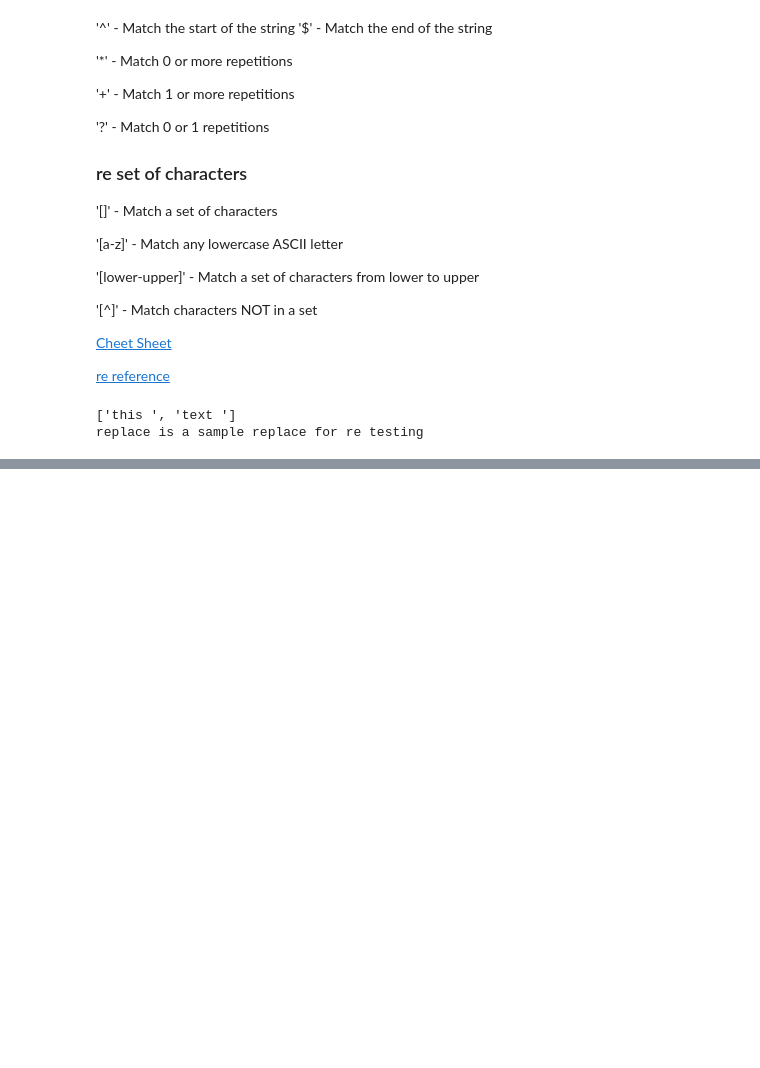
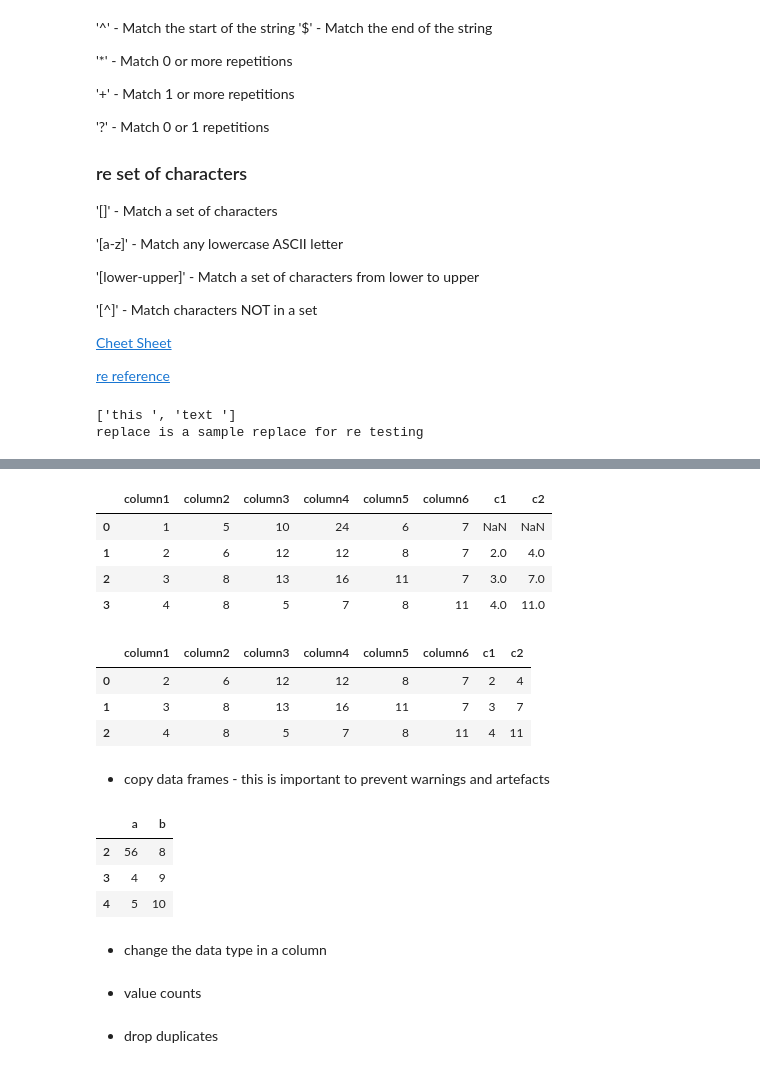
Before and after one commit to avkch/Python-for-beginners, a Jupyter notebook: Python for beginners.ipynb, the cells around one changed output, grey strips where cells are left out. Saved outputs shown, nothing was run; the diff lists cells and outputs as text; code cells hidden in the pictures; blank space fills up the shorter version.

```diff
--- a/Python for beginners.ipynb
+++ b/Python for beginners.ipynb
@@ -818,0 +1874,3 @@ Everything in Python is Object
+# %%
+df2 = pd.DataFrame({'c1':[2, 3, 4, 5], 'c2': [4, 7, 11, 3]})
+df2
@@ -818,0 +1883,37 @@ Everything in Python is Object
+# %%
+merged_df = df.merge(df2, left_on='column1', right_on='c1', how='left')
+merged_df
+# %% [output]
+|  | column1 | column2 | column3 | column4 | column5 | column6 | c1 | c2 |
+| 0 | 1 | 5 | 10 | 24 | 6 | 7 | NaN | NaN |
+| 1 | 2 | 6 | 12 | 12 | 8 | 7 | 2.0 | 4.0 |
+| 2 | 3 | 8 | 13 | 16 | 11 | 7 | 3.0 | 7.0 |
+| 3 | 4 | 8 | 5 | 7 | 8 | 11 | 4.0 | 11.0 |
+# %%
+merged_df = pd.merge(df, df2, left_on='column1', right_on='c1')
+merged_df
+# %% [output]
+|  | column1 | column2 | column3 | column4 | column5 | column6 | c1 | c2 |
+| 0 | 2 | 6 | 12 | 12 | 8 | 7 | 2 | 4 |
+| 1 | 3 | 8 | 13 | 16 | 11 | 7 | 3 | 7 |
+| 2 | 4 | 8 | 5 | 7 | 8 | 11 | 4 | 11 |
+# %% [markdown]
+* copy data frames - this is important to prevent warnings and artefacts
+# %%
+df1 = pd.DataFrame({'a':[1,2,3,4,5], 'b':[6,7,8,9,10]})
+
+df2 = df1[df1['a'] > 2].copy()
+
+df2.iloc[0, 0] = 56
+df2
+# %% [output]
+|  | a | b |
+| 2 | 56 | 8 |
+| 3 | 4 | 9 |
+| 4 | 5 | 10 |
+# %% [markdown]
+* change the data type in a column
+# %% [markdown]
+* value counts
+# %% [markdown]
+* drop duplicates
```
Also changed, not shown: parts of 181 cells of this notebook.
